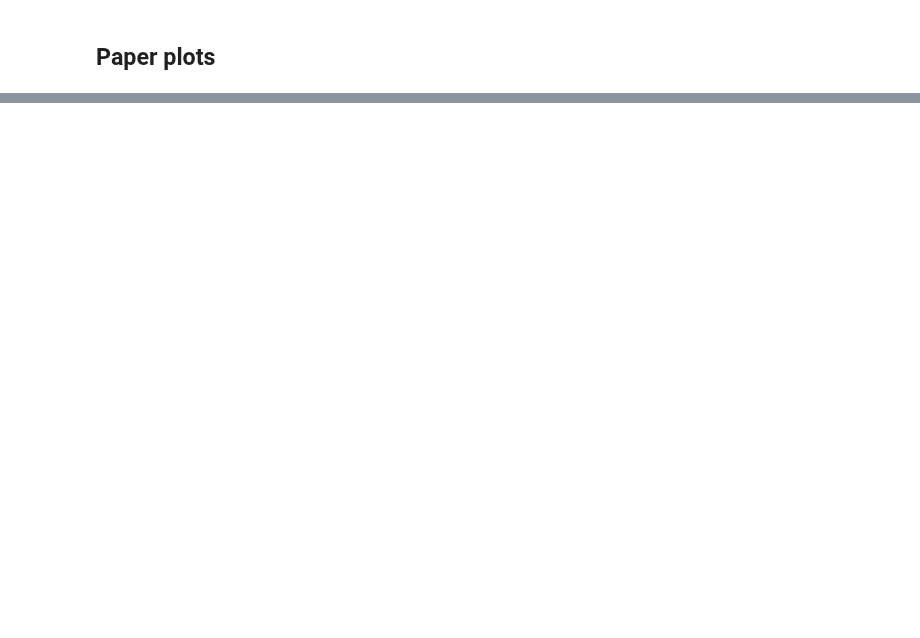
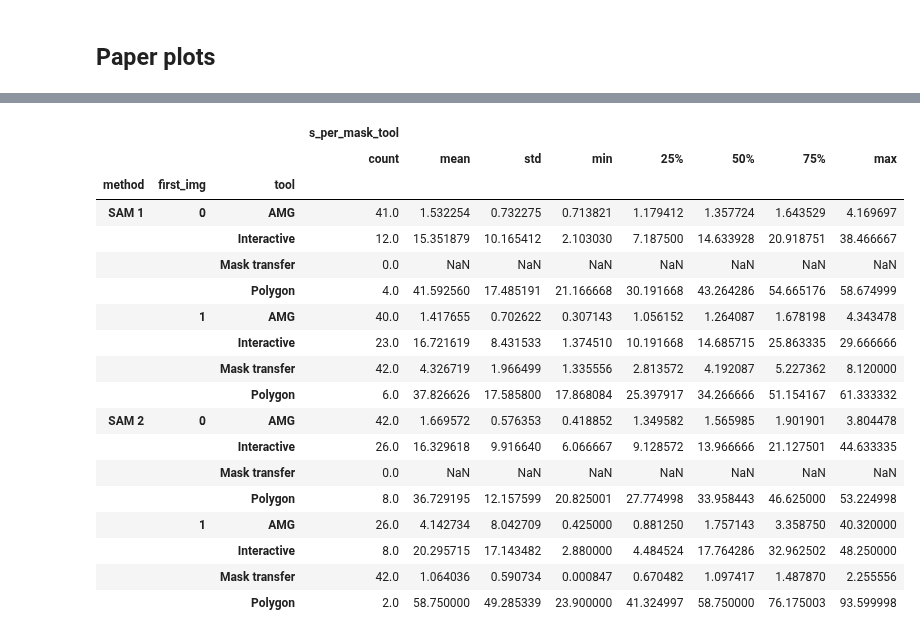
Before and after one commit to DerOehmer/ARAMSAM, a Jupyter notebook: DataVisualization/UserExperiments.ipynb, the cells around one changed output, grey strips where cells are left out. Cells and saved outputs as stored; diff of their text form; code cells hidden in the pictures; blank space fills up the shorter version.

```diff
--- a/DataVisualization/UserExperiments.ipynb
+++ b/DataVisualization/UserExperiments.ipynb
@@ -720,0 +841,34 @@ create_custom_colorbar(vmin=0, vmax=cbar_max, filename='colorbar.png')
+# %%
+df_tool_box = df_tool.loc[df_tool['method']!='polygon'].copy()
+df_tool_box["s_per_mask_tool"] = df_tool_box["ds_per_mask_tool"] / 10
+df_tool_box["first_img"] = df_tool_box["first_img"].astype(int).replace({1: 0, 0: 1})
+df_tool_box["method"] = df_tool_box["method"].replace({"sam1": "SAM 1", "sam2": "SAM 2"})
+df_tool_box['tool'] = df_tool_box['tool'].replace({'track': 'Mask transfer',
+                                                   'amg': 'AMG',
+                                                   'inter': 'Interactive',
+                                                   'poly':'Polygon'})
+get_tool_box_plot(df_tool_box.loc[df_tool_box['method']!='polygon'], xkey="tool", ykeys=["n_per_tool","s_per_mask_tool"], colour_key="method", col_key="first_img")
+
+
+print("### First Image ###")
+df_perc_s1 = df_sample.loc[(df_sample['method'] == 'sam1') & (df_sample['first_img'] == True)]
+print("Percentage of AMG masks on all annotated masks SAM 1: ",df_perc_s1.loc[:, "amg_n"].sum() / df_perc_s1.loc[:, "total_masks_sm"].sum())
+print("Percentage of inter masks on all annotated masks SAM 1: ",df_perc_s1.loc[:, "inter_n"].sum() / df_perc_s1.loc[:, "total_masks_sm"].sum())
+print("Percentage of poly masks on all annotated masks SAM 1: ",df_perc_s1.loc[:, "poly_n"].sum() / df_perc_s1.loc[:, "total_masks_sm"].sum())
+df_perc_s2 = df_sample.loc[(df_sample['method'] == 'sam2') & (df_sample['first_img'] == True)]
+print("Percentage of AMG masks on all annotated masks SAM 2: ",df_perc_s2.loc[:, "amg_n"].sum() / df_perc_s2.loc[:, "total_masks_sm"].sum())
+print("Percentage of inter masks on all annotated masks SAM 2: ",df_perc_s2.loc[:, "inter_n"].sum() / df_perc_s2.loc[:, "total_masks_sm"].sum())
+print("Percentage of poly masks on all annotated masks SAM 2: ",df_perc_s2.loc[:, "poly_n"].sum() / df_perc_s2.loc[:, "total_masks_sm"].sum())
+
+
+print("### Second Image ###")
+df_perc_s1_2nd = df_sample.loc[(df_sample['method'] == 'sam1') & (df_sample['first_img'] == False)]
+print("Percentage of  tracked masks on all annotated masks SAM 1: ",df_perc_s1_2nd.loc[:, "track_n"].sum() / df_perc_s1_2nd.loc[:, "total_masks_sm"].sum())
+print("Percentage of AMG masks on all annotated masks SAM 1: ",df_perc_s1_2nd.loc[:, "amg_n"].sum() / df_perc_s1_2nd.loc[:, "total_masks_sm"].sum())
+print("Percentage of inter masks on all annotated masks SAM 1: ",df_perc_s1_2nd.loc[:, "inter_n"].sum() / df_perc_s1_2nd.loc[:, "total_masks_sm"].sum())
+print("Percentage of poly masks on all annotated masks SAM 1: ",df_perc_s1_2nd.loc[:, "poly_n"].sum() / df_perc_s1_2nd.loc[:, "total_masks_sm"].sum())
+df_perc_s2_2nd = df_sample.loc[(df_sample['method'] == 'sam2') & (df_sample['first_img'] == False)]
+print("Percentage of  tracked masks on all annotated masks SAM 2: ",df_perc_s2_2nd.loc[:, "track_n"].sum() / df_perc_s2_2nd.loc[:, "total_masks_sm"].sum())
+print("Percentage of AMG masks on all annotated masks SAM 2: ",df_perc_s2_2nd.loc[:, "amg_n"].sum() / df_perc_s2_2nd.loc[:, "total_masks_sm"].sum())
+print("Percentage of inter masks on all annotated masks SAM 2: ",df_perc_s2_2nd.loc[:, "inter_n"].sum() / df_perc_s2_2nd.loc[:, "total_masks_sm"].sum())
+print("Percentage of poly masks on all annotated masks SAM 2: ",df_perc_s2_2nd.loc[:, "poly_n"].sum() / df_perc_s2_2nd.loc[:, "total_masks_sm"].sum())
@@ -720,0 +893,22 @@ create_custom_colorbar(vmin=0, vmax=cbar_max, filename='colorbar.png')
+# %%
+df_tool_box.groupby(["method", "first_img", "tool"])[["s_per_mask_tool"]].describe()
+# %% [output]
+|  |  |  | s_per_mask_tool |  |  |  |  |  |  |  |
+|  |  |  | count | mean | std | min | 25% | 50% | 75% | max |
+| method | first_img | tool |  |  |  |  |  |  |  |  |
+| SAM 1 | 0 | AMG | 41.0 | 1.532254 | 0.732275 | 0.713821 | 1.179412 | 1.357724 | 1.643529 | 4.169697 |
+|  |  | Interactive | 12.0 | 15.351879 | 10.165412 | 2.103030 | 7.187500 | 14.633928 | 20.918751 | 38.466667 |
+|  |  | Mask transfer | 0.0 | NaN | NaN | NaN | NaN | NaN | NaN | NaN |
+|  |  | Polygon | 4.0 | 41.592560 | 17.485191 | 21.166668 | 30.191668 | 43.264286 | 54.665176 | 58.674999 |
+|  | 1 | AMG | 40.0 | 1.417655 | 0.702622 | 0.307143 | 1.056152 | 1.264087 | 1.678198 | 4.343478 |
+|  |  | Interactive | 23.0 | 16.721619 | 8.431533 | 1.374510 | 10.191668 | 14.685715 | 25.863335 | 29.666666 |
+|  |  | Mask transfer | 42.0 | 4.326719 | 1.966499 | 1.335556 | 2.813572 | 4.192087 | 5.227362 | 8.120000 |
+|  |  | Polygon | 6.0 | 37.826626 | 17.585800 | 17.868084 | 25.397917 | 34.266666 | 51.154167 | 61.333332 |
+| SAM 2 | 0 | AMG | 42.0 | 1.669572 | 0.576353 | 0.418852 | 1.349582 | 1.565985 | 1.901901 | 3.804478 |
+|  |  | Interactive | 26.0 | 16.329618 | 9.916640 | 6.066667 | 9.128572 | 13.966666 | 21.127501 | 44.633335 |
+|  |  | Mask transfer | 0.0 | NaN | NaN | NaN | NaN | NaN | NaN | NaN |
+|  |  | Polygon | 8.0 | 36.729195 | 12.157599 | 20.825001 | 27.774998 | 33.958443 | 46.625000 | 53.224998 |
+|  | 1 | AMG | 26.0 | 4.142734 | 8.042709 | 0.425000 | 0.881250 | 1.757143 | 3.358750 | 40.320000 |
+|  |  | Interactive | 8.0 | 20.295715 | 17.143482 | 2.880000 | 4.484524 | 17.764286 | 32.962502 | 48.250000 |
+|  |  | Mask transfer | 42.0 | 1.064036 | 0.590734 | 0.000847 | 0.670482 | 1.097417 | 1.487870 | 2.255556 |
+|  |  | Polygon | 2.0 | 58.750000 | 49.285339 | 23.900000 | 41.324997 | 58.750000 | 76.175003 | 93.599998 |
```
Also changed, not shown: parts of 13 cells of this notebook, 9 other files.
